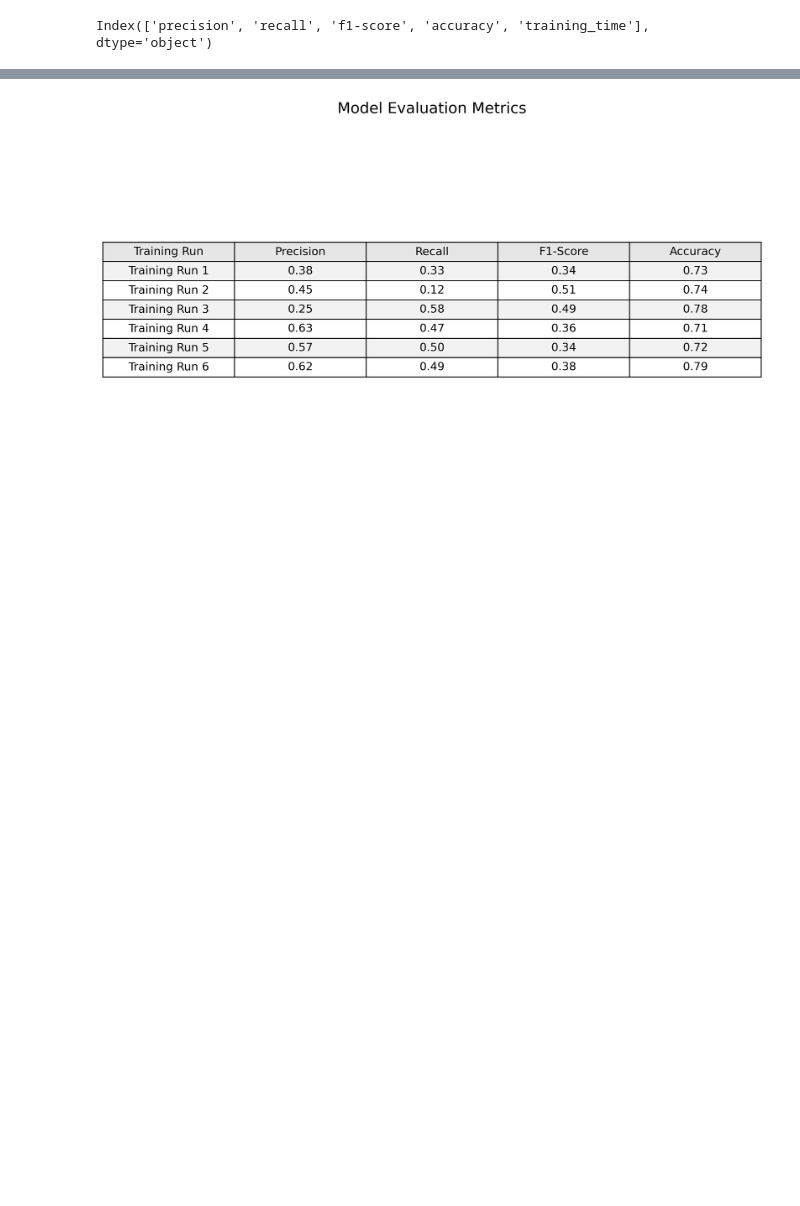
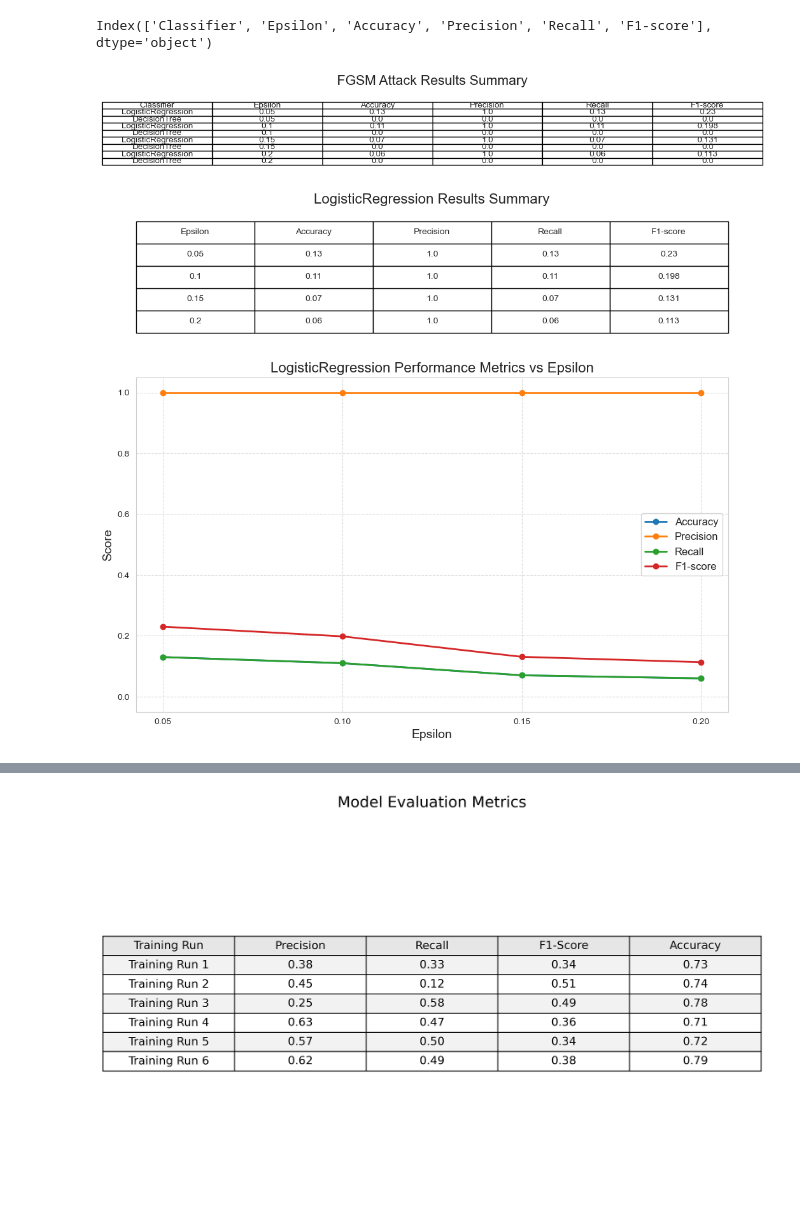
Before and after one commit to UniSA-ICT-2025-SP1-P2/capstone_project, a Jupyter notebook: prototype/results_presentation/model_results_jup.ipynb, the cells around one changed output, grey strips where cells are left out. Saved outputs shown, nothing was run; the diff lists cells and outputs as text; code cells hidden in the pictures; blank space fills up the shorter version.

Commit message:
Updated filepaths on model results and concept drift.

```diff
--- a/prototype/results_presentation/model_results_jup.ipynb
+++ b/prototype/results_presentation/model_results_jup.ipynb
@@ -12,6 +15,6 @@ from PIL import Image
 # %%
 #Load data from csv
-def load_csv_data(filename="model_results.csv"):
+def load_csv_data(filename="attack_results_fgsm_summary.csv"):
     """
     Load data from a CSV file in the same GitHub folder.
 
@@ -32,8 +35,8 @@ def load_csv_data(filename="model_results.csv"):
         print(f"Error loading CSV data: {e}")
         return None
 # %%
-model_results = load_csv_data("model_results.csv")
+model_results = load_csv_data()
 # %%
 print(model_results.columns)
 # %% [output]
-Index(['precision', 'recall', 'f1-score', 'accuracy', 'training_time'], dtype='object')
+Index(['Classifier', 'Epsilon', 'Accuracy', 'Precision', 'Recall', 'F1-score'], dtype='object')
@@ -39,0 +206,5 @@ Index(['precision', 'recall', 'f1-score', 'accuracy', 'training_time'], dtype='o
+# %%
+create_model_results_table()
+# %% [output]
+[figure, added]
+[figure, added]
```
Also changed, not shown: parts of 4 cells of this notebook, 3 other files.
